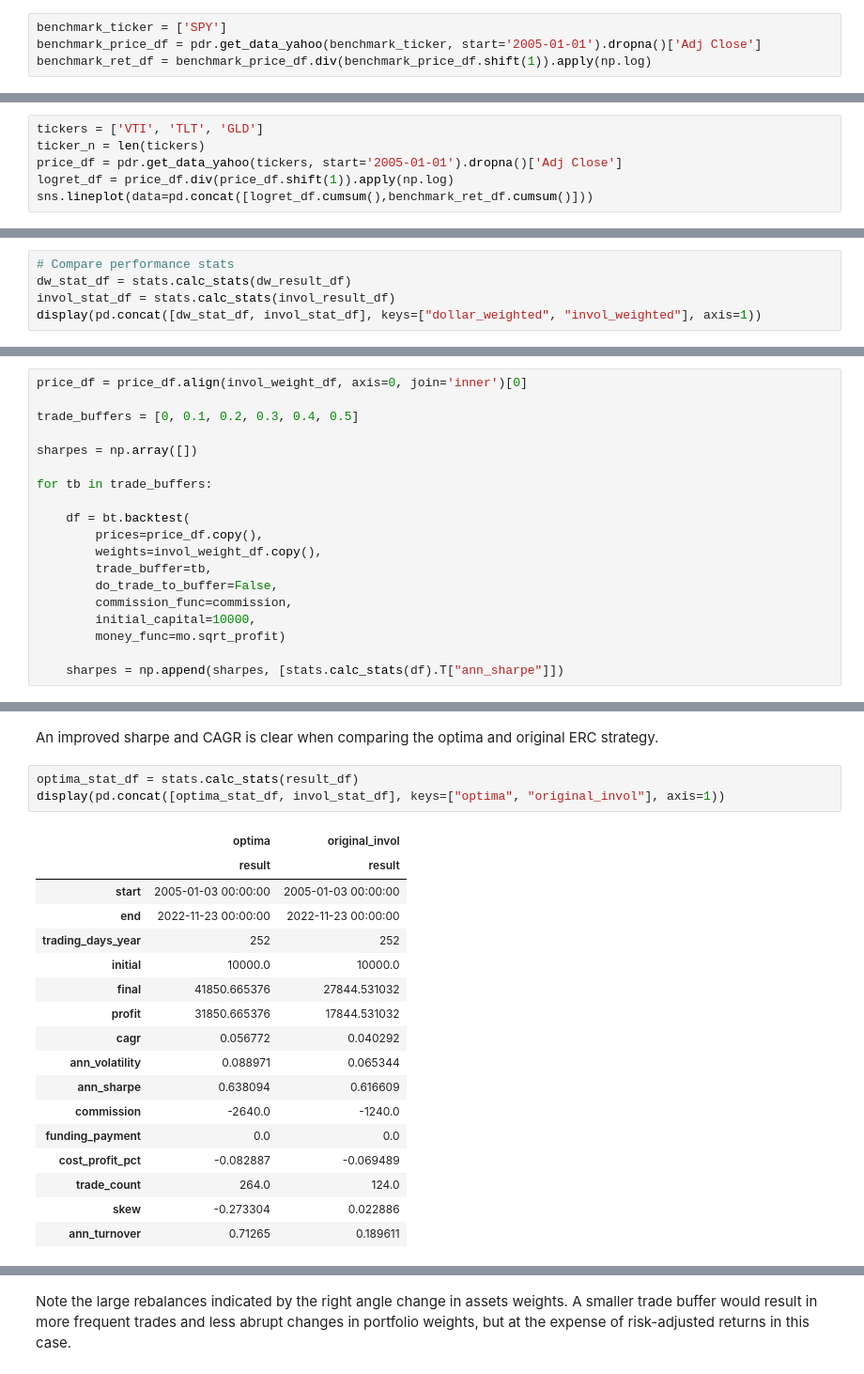
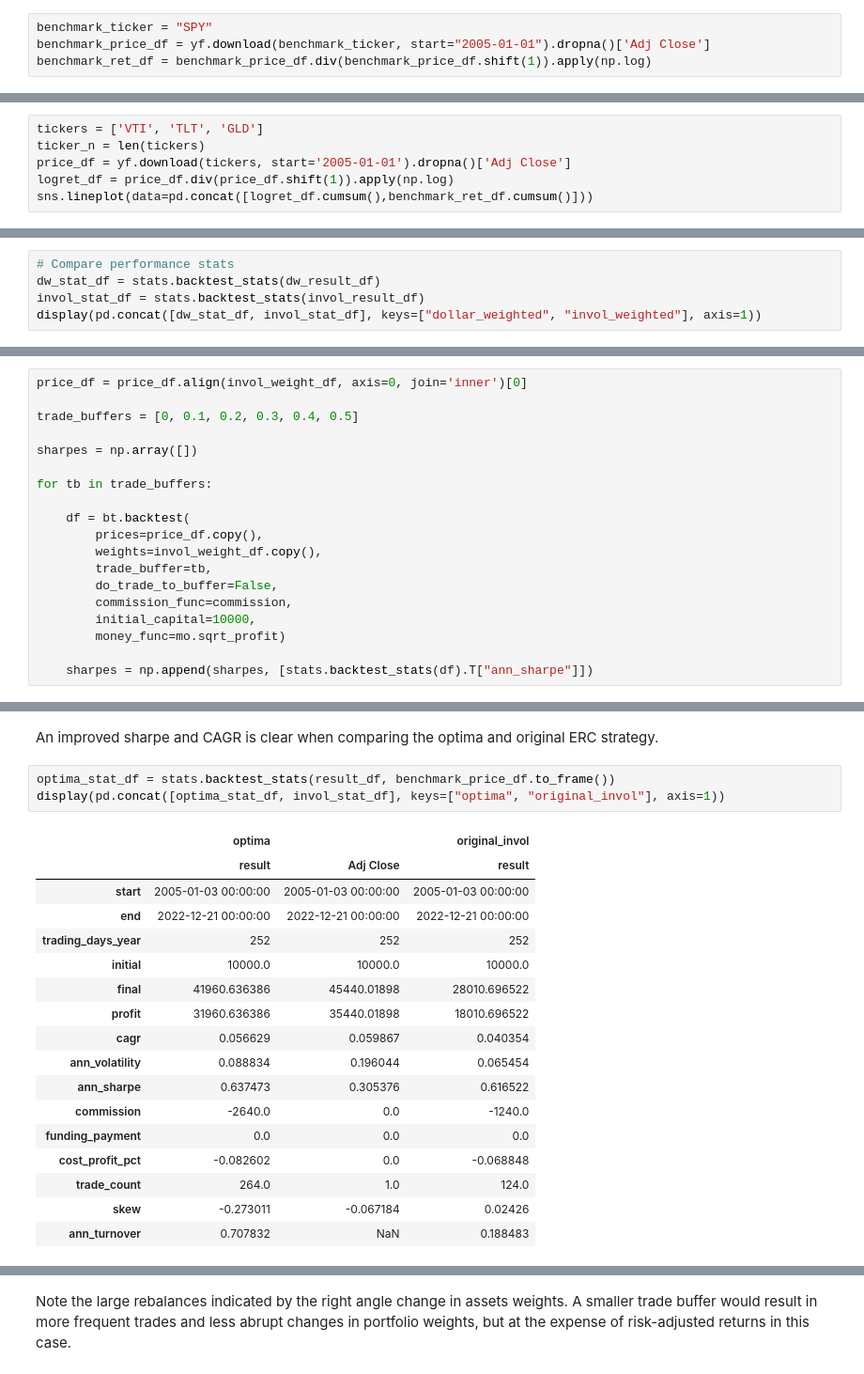
Before and after one commit to breaded-xyz/alphasim, a Jupyter notebook: vignettes/riskpremia.ipynb, the cells around one changed output, grey strips where cells are left out. Shown at 94% size. Cells and saved outputs as stored; diff of their text form.

```diff
--- a/vignettes/riskpremia.ipynb
+++ b/vignettes/riskpremia.ipynb
@@ -38,6 +42,6 @@ import alphasim.stats as stats
 %reload_ext autoreload
 %autoreload 3
 # %%
-benchmark_ticker = ['SPY']
-benchmark_price_df = pdr.get_data_yahoo(benchmark_ticker, start='2005-01-01').dropna()['Adj Close']
+benchmark_ticker = "SPY"
+benchmark_price_df = yf.download(benchmark_ticker, start="2005-01-01").dropna()['Adj Close']
 benchmark_ret_df = benchmark_price_df.div(benchmark_price_df.shift(1)).apply(np.log)
@@ -44,7 +50,7 @@ benchmark_ret_df = benchmark_price_df.div(benchmark_price_df.shift(1)).apply(np.
 # %%
 tickers = ['VTI', 'TLT', 'GLD']
 ticker_n = len(tickers)
-price_df = pdr.get_data_yahoo(tickers, start='2005-01-01').dropna()['Adj Close']
+price_df = yf.download(tickers, start='2005-01-01').dropna()['Adj Close']
 logret_df = price_df.div(price_df.shift(1)).apply(np.log)
 sns.lineplot(data=pd.concat([logret_df.cumsum(),benchmark_ret_df.cumsum()]))
 # %% [output]
@@ -113,8 +120,8 @@ invol_result_df = bt.backtest(
     money_func=mo.sqrt_profit)
 # %%
 # Compare performance stats
-dw_stat_df = stats.calc_stats(dw_result_df)
-invol_stat_df = stats.calc_stats(invol_result_df)
+dw_stat_df = stats.backtest_stats(dw_result_df)
+invol_stat_df = stats.backtest_stats(invol_result_df)
 display(pd.concat([dw_stat_df, invol_stat_df], keys=["dollar_weighted", "invol_weighted"], axis=1))
 # %% [output]
 |  | dollar_weighted | invol_weighted |
@@ -182,7 +189,7 @@ for tb in trade_buffers:
         initial_capital=10000,
         money_func=mo.sqrt_profit)
 
-    sharpes = np.append(sharpes, [stats.calc_stats(df).T["ann_sharpe"]])
+    sharpes = np.append(sharpes, [stats.backtest_stats(df).T["ann_sharpe"]])
 # %%
 result_df = pd.DataFrame()
 result_df["trade_buffer"] = trade_buffers
@@ -253,25 +260,25 @@ result_df = bt.backtest(
 # %% [markdown]
 An improved sharpe and CAGR is clear when comparing the optima and original ERC strategy.
 # %%
-optima_stat_df = stats.calc_stats(result_df)
+optima_stat_df = stats.backtest_stats(result_df, benchmark_price_df.to_frame())
 display(pd.concat([optima_stat_df, invol_stat_df], keys=["optima", "original_invol"], axis=1))
 # %% [output]
-|  | optima | original_invol |
-|  | result | result |
-| start | 2005-01-03 00:00:00 | 2005-01-03 00:00:00 |
-| end | 2022-11-23 00:00:00 | 2022-11-23 00:00:00 |
-| trading_days_year | 252 | 252 |
-| initial | 10000.0 | 10000.0 |
-| final | 41850.665376 | 27844.531032 |
-| profit | 31850.665376 | 17844.531032 |
-| cagr | 0.056772 | 0.040292 |
-| ann_volatility | 0.088971 | 0.065344 |
-| ann_sharpe | 0.638094 | 0.616609 |
-| commission | -2640.0 | -1240.0 |
-| funding_payment | 0.0 | 0.0 |
-| cost_profit_pct | -0.082887 | -0.069489 |
-| trade_count | 264.0 | 124.0 |
-| skew | -0.273304 | 0.022886 |
-| ann_turnover | 0.71265 | 0.189611 |
+|  | optima |  | original_invol |
+|  | result | Adj Close | result |
+| start | 2005-01-03 00:00:00 | 2005-01-03 00:00:00 | 2005-01-03 00:00:00 |
+| end | 2022-12-21 00:00:00 | 2022-12-21 00:00:00 | 2022-12-21 00:00:00 |
+| trading_days_year | 252 | 252 | 252 |
+| initial | 10000.0 | 10000.0 | 10000.0 |
+| final | 41960.636386 | 45440.01898 | 28010.696522 |
+| profit | 31960.636386 | 35440.01898 | 18010.696522 |
+| cagr | 0.056629 | 0.059867 | 0.040354 |
+| ann_volatility | 0.088834 | 0.196044 | 0.065454 |
+| ann_sharpe | 0.637473 | 0.305376 | 0.616522 |
+| commission | -2640.0 | 0.0 | -1240.0 |
+| funding_payment | 0.0 | 0.0 | 0.0 |
+| cost_profit_pct | -0.082602 | 0.0 | -0.068848 |
+| trade_count | 264.0 | 1.0 | 124.0 |
+| skew | -0.273011 | -0.067184 | 0.02426 |
+| ann_turnover | 0.707832 | NaN | 0.188483 |
 # %%
 sns.lineplot(data=pd.concat(
```
Also changed, not shown: parts of 11 cells of this notebook, 3 other files.
